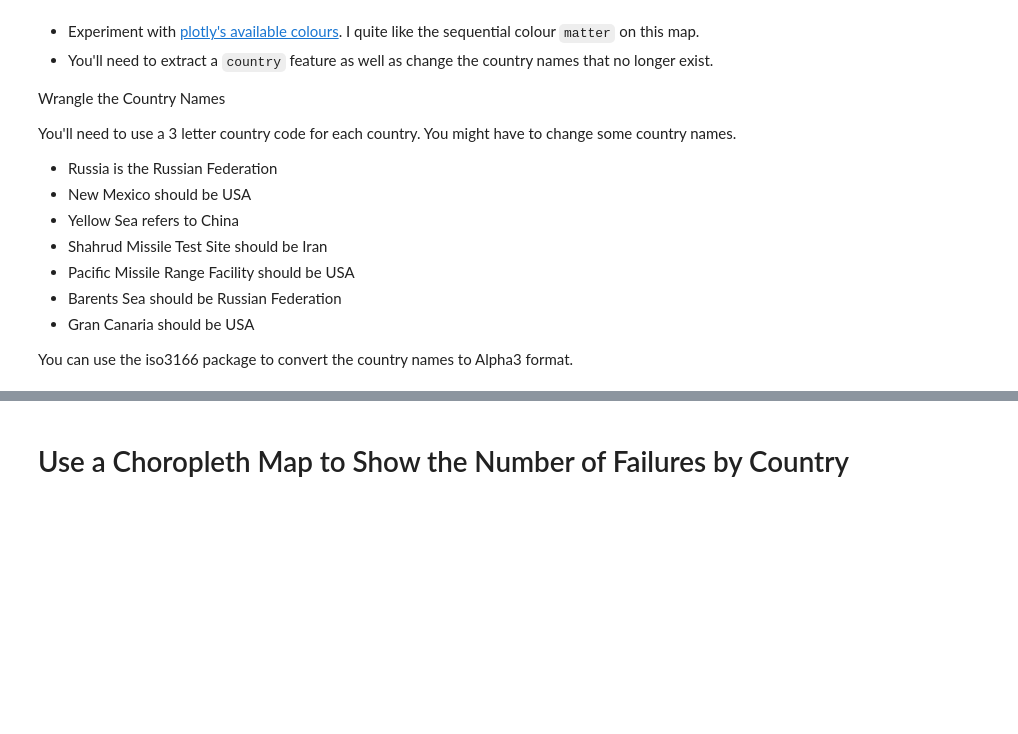
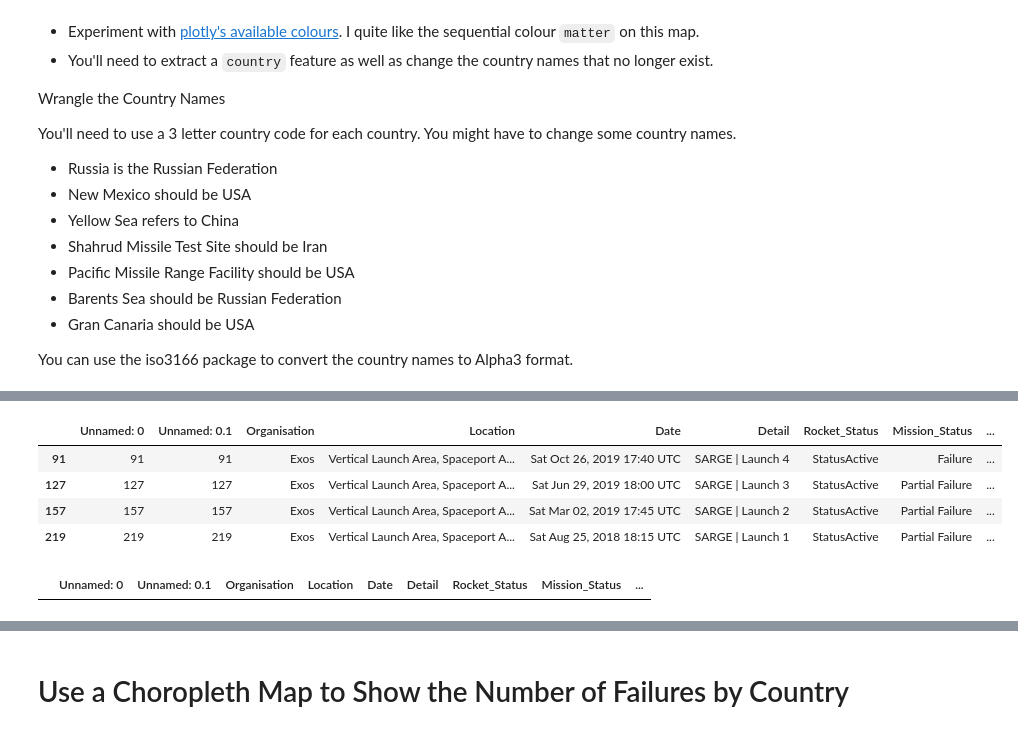
Before and after one commit to nkp1111/python-projects, a Jupyter notebook: 18.analyse_and_visualise_the_space_race/Space_Missions_Analysis_(start).ipynb, the cells around one changed output, grey strips where cells are left out. Drawn from its saved outputs; the diff is of its cells as text; code cells hidden in the pictures; blank space fills up the shorter version.

```diff
--- a/18.analyse_and_visualise_the_space_race/Space_Missions_Analysis_(start).ipynb
+++ b/18.analyse_and_visualise_the_space_race/Space_Missions_Analysis_(start).ipynb
@@ -236,0 +336,10 @@ You can use the iso3166 package to convert the country names to Alpha3 format.
+# %%
+clean_df["country"] = clean_df.Location.astype(str).str.split(",").str[-1].str.strip()
+# %%
+clean_df[clean_df.country == "New Mexico"]
+# %% [output]
+|  | Unnamed: 0 | Unnamed: 0.1 | Organisation | Location | Date | Detail | Rocket_Status | Mission_Status | ... |
+| 91 | 91 | 91 | Exos | Vertical Launch Area, Spaceport A... | Sat Oct 26, 2019 17:40 UTC | SARGE | Launch 4 | StatusActive | Failure | ... |
+| 127 | 127 | 127 | Exos | Vertical Launch Area, Spaceport A... | Sat Jun 29, 2019 18:00 UTC | SARGE | Launch 3 | StatusActive | Partial Failure | ... |
+| 157 | 157 | 157 | Exos | Vertical Launch Area, Spaceport A... | Sat Mar 02, 2019 17:45 UTC | SARGE | Launch 2 | StatusActive | Partial Failure | ... |
+| 219 | 219 | 219 | Exos | Vertical Launch Area, Spaceport A... | Sat Aug 25, 2018 18:15 UTC | SARGE | Launch 1 | StatusActive | Partial Failure | ... |
@@ -236,0 +349,4 @@ You can use the iso3166 package to convert the country names to Alpha3 format.
+# %%
+clean_df[clean_df.country == "Yellow Sea"]
+# %% [output]
+|  | Unnamed: 0 | Unnamed: 0.1 | Organisation | Location | Date | Detail | Rocket_Status | Mission_Status | ... |
```
Also changed, not shown: parts of 30 cells of this notebook.
